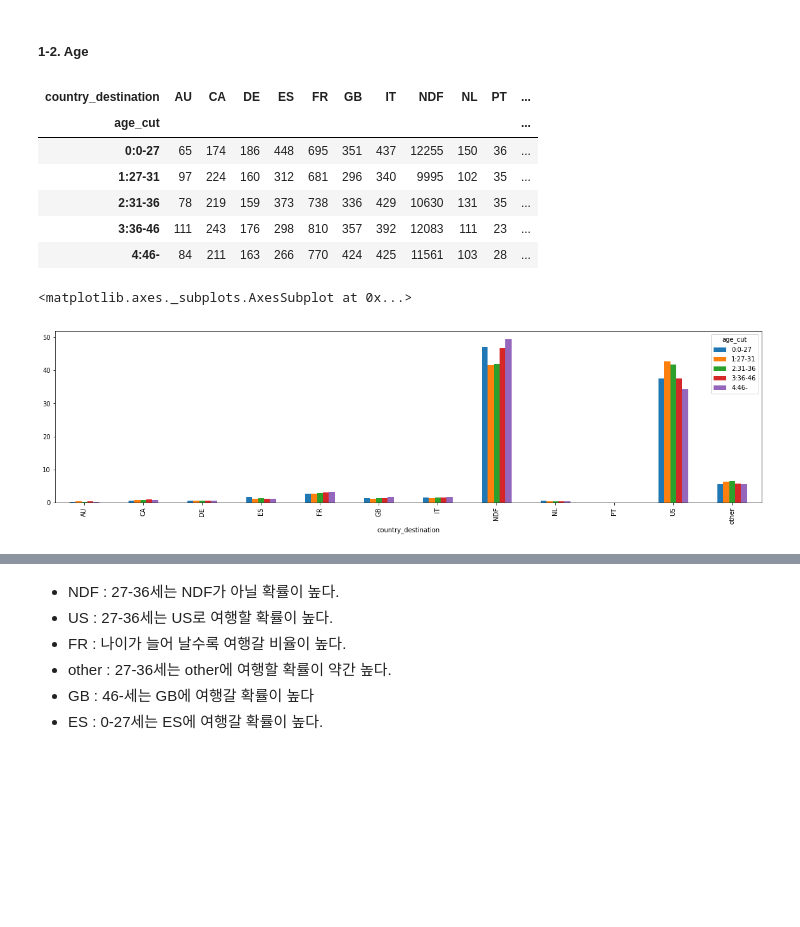
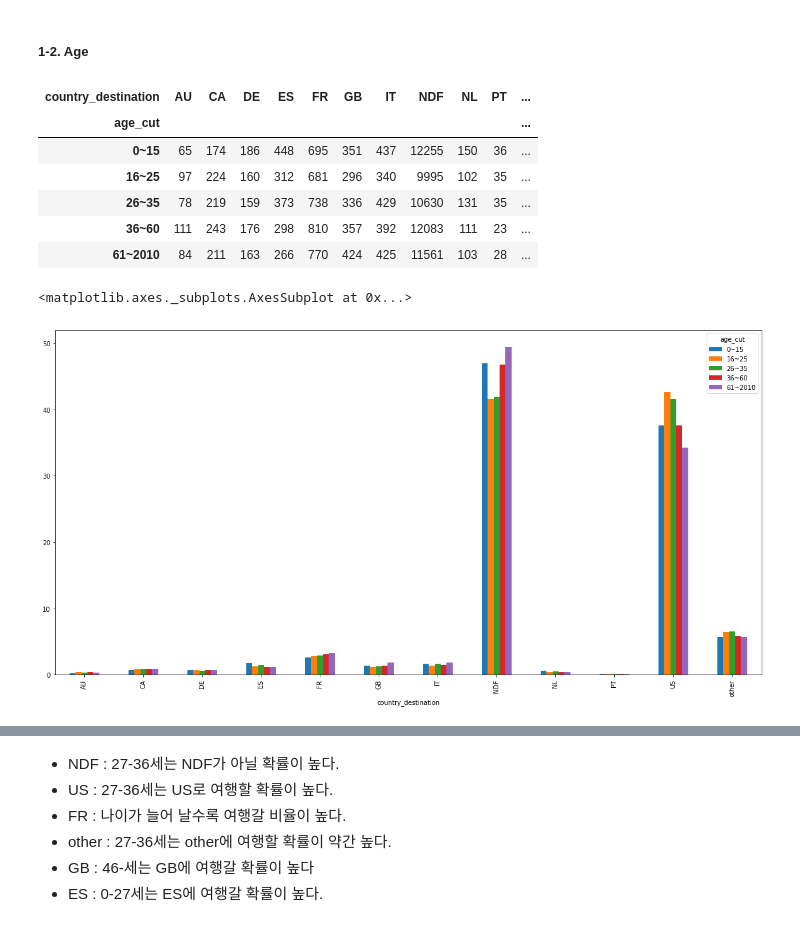
Before and after one commit to wjy5446/airbnb-new-booking, a Jupyter notebook: joe/full_report.ipynb, the cells around one changed output, grey strips where cells are left out. Drawn from its saved outputs; the diff is of its cells as text; code cells hidden in the pictures; blank space fills up the shorter version.

```diff
--- a/joe/full_report.ipynb
+++ b/joe/full_report.ipynb
@@ -111,12 +111,12 @@ import seaborn as sns
 import warnings
 warnings.filterwarnings("ignore")
 # %%
-df_train = pd.read_csv("../data/train_users_2.csv")
-df_test = pd.read_csv("../data/test_users.csv")
+df_train = pd.read_csv("data/train_users_2.csv")
+df_test = pd.read_csv("data/test_users.csv")
 df_all = pd.concat([df_train, df_test])
-df_countries = pd.read_csv('../data/countries.csv')
-df_sessions = pd.read_csv('../data/sessions.csv')
-df_age_bkts = pd.read_csv('../data/age_gender_bkts.csv')
+df_countries = pd.read_csv('data/countries.csv')
+df_sessions = pd.read_csv('data/sessions.csv')
+df_age_bkts = pd.read_csv('data/age_gender_bkts.csv')
 # %% [markdown]
 #### Missing value
 # %%
@@ -193,3 +191,5 @@ labels = ["0:0-27", "1:27-31", "2:31-36", "3:36-46", "4:46-"]
+# %%
+labels = ["0~15", "16~25", "26~35", "36~60", "61~2010"]
 # %%
 df_train["age_cut"] = pd.qcut(df_train[df_train["age"] <= 120]['age'], 5, labels = labels)
 # %%
@@ -199,17 +199,17 @@ df_age_pivot
 # %% [output]
 | country_destination | AU | CA | DE | ES | FR | GB | IT | NDF | NL | PT | ... |
 | age_cut |  |  |  |  |  |  |  |  |  |  | ... |
-| 0:0-27 | 65 | 174 | 186 | 448 | 695 | 351 | 437 | 12255 | 150 | 36 | ... |
-| 1:27-31 | 97 | 224 | 160 | 312 | 681 | 296 | 340 | 9995 | 102 | 35 | ... |
-| 2:31-36 | 78 | 219 | 159 | 373 | 738 | 336 | 429 | 10630 | 131 | 35 | ... |
-| 3:36-46 | 111 | 243 | 176 | 298 | 810 | 357 | 392 | 12083 | 111 | 23 | ... |
-| 4:46- | 84 | 211 | 163 | 266 | 770 | 424 | 425 | 11561 | 103 | 28 | ... |
+| 0~15 | 65 | 174 | 186 | 448 | 695 | 351 | 437 | 12255 | 150 | 36 | ... |
+| 16~25 | 97 | 224 | 160 | 312 | 681 | 296 | 340 | 9995 | 102 | 35 | ... |
+| 26~35 | 78 | 219 | 159 | 373 | 738 | 336 | 429 | 10630 | 131 | 35 | ... |
+| 36~60 | 111 | 243 | 176 | 298 | 810 | 357 | 392 | 12083 | 111 | 23 | ... |
+| 61~2010 | 84 | 211 | 163 | 266 | 770 | 424 | 425 | 11561 | 103 | 28 | ... |
 # %%
 for c in df_age_pivot.index:
     df_age_pivot.loc[c] = (df_age_pivot.loc[c] / (df_train["age_cut"] == c).sum() * 100)
 # %%
-df_age_pivot.T.plot(kind = "bar", figsize = (20, 5))
+df_age_pivot.T.plot(kind = "bar", figsize = (20, 10))
 # %% [output]
 <matplotlib.axes._subplots.AxesSubplot at 0x...>
-[figure, old version]
+[figure, new version]
 # %%
```
Also changed, not shown: parts of 16 cells of this notebook, 1 other file.
